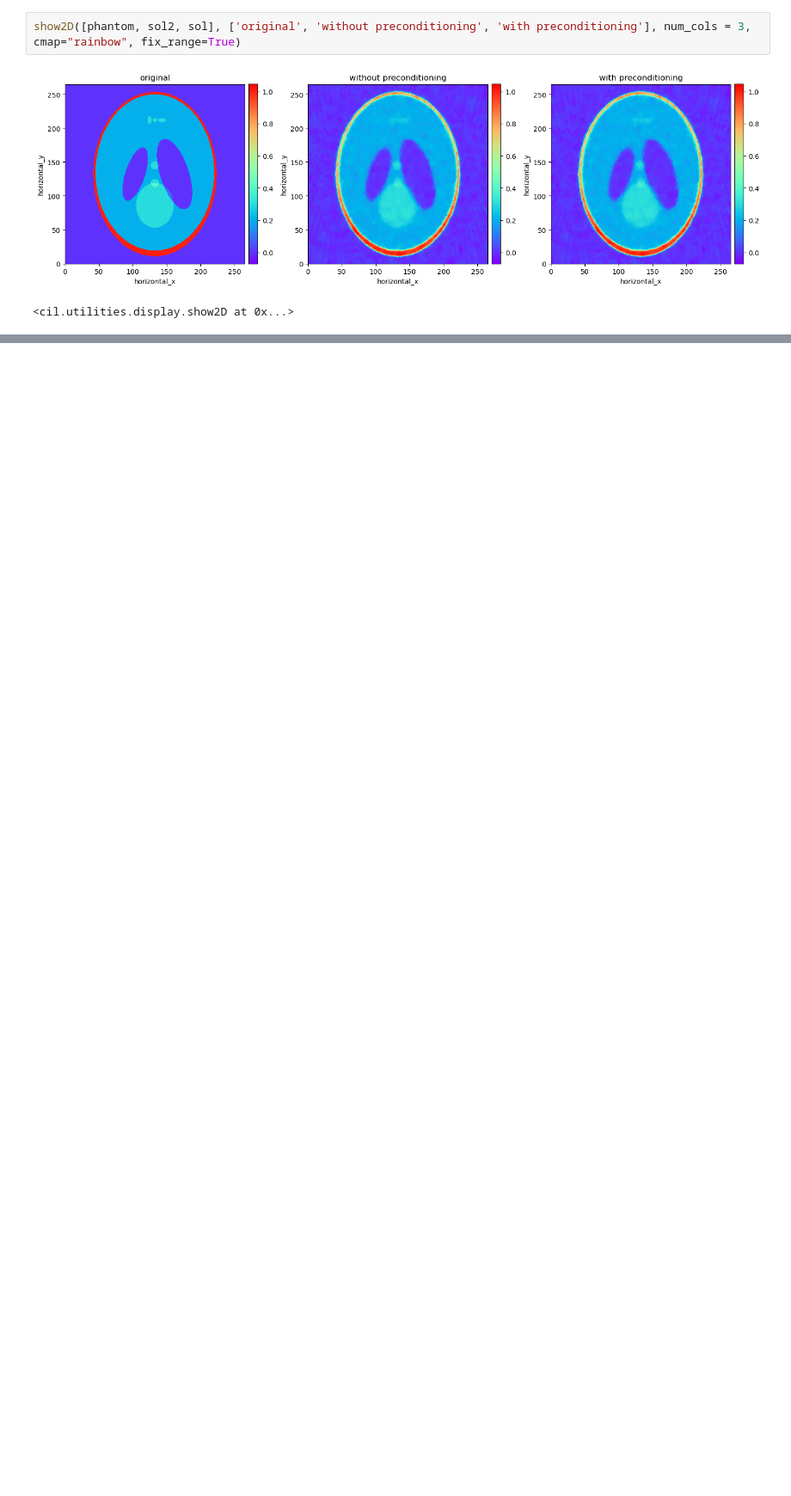
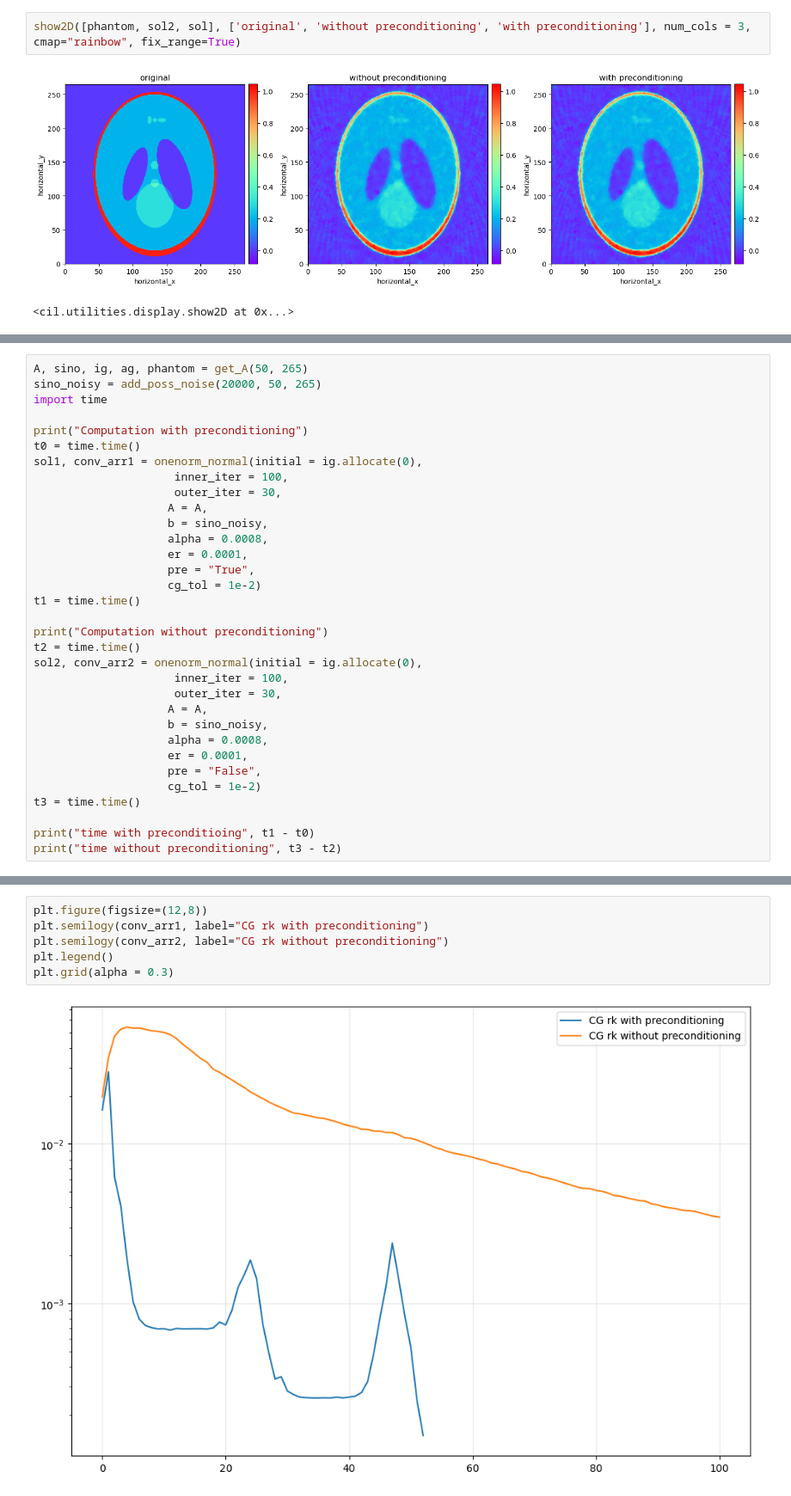
Before and after one commit to FemkeFJF/CIL-Demos, a Jupyter notebook: Femke/IRN/functions_for_precond.ipynb, the cells around one changed output, grey strips where cells are left out. Shown at 86% size. Cells and saved outputs as stored; diff of their text form; blank space fills up the shorter version.

```diff
--- a/Femke/IRN/functions_for_precond.ipynb
+++ b/Femke/IRN/functions_for_precond.ipynb
@@ -604,0 +807,33 @@ plt.grid(alpha = 0.3)
+# %%
+A, sino, ig, ag, phantom = get_A(50, 265)
+sino_noisy = add_poss_noise(20000, 50, 265)
+import time
+
+print("Computation with preconditioning")
+t0 = time.time()
+sol1, conv_arr1 = onenorm_normal(initial = ig.allocate(0),
+                     inner_iter = 100,
+                     outer_iter = 30,
+                    A = A,
+                    b = sino_noisy,
+                    alpha = 0.0008,
+                    er = 0.0001,
+                    pre = "True",
+                    cg_tol = 1e-2)
+t1 = time.time()
+
+print("Computation without preconditioning")
+t2 = time.time()
+sol2, conv_arr2 = onenorm_normal(initial = ig.allocate(0),
+                     inner_iter = 100,
+                     outer_iter = 30,
+                    A = A,
+                    b = sino_noisy,
+                    alpha = 0.0008,
+                    er = 0.0001,
+                    pre = "False",
+                    cg_tol = 1e-2)
+t3 = time.time()
+
+print("time with preconditioing", t1 - t0)
+print("time without preconditioning", t3 - t2)
@@ -604,0 +858,8 @@ plt.grid(alpha = 0.3)
+# %%
+plt.figure(figsize=(12,8))
+plt.semilogy(conv_arr1, label="CG rk with preconditioning")
+plt.semilogy(conv_arr2, label="CG rk without preconditioning")
+plt.legend()
+plt.grid(alpha = 0.3)
+# %% [output]
+[figure, added]
```
Also changed, not shown: parts of 10 cells of this notebook.
